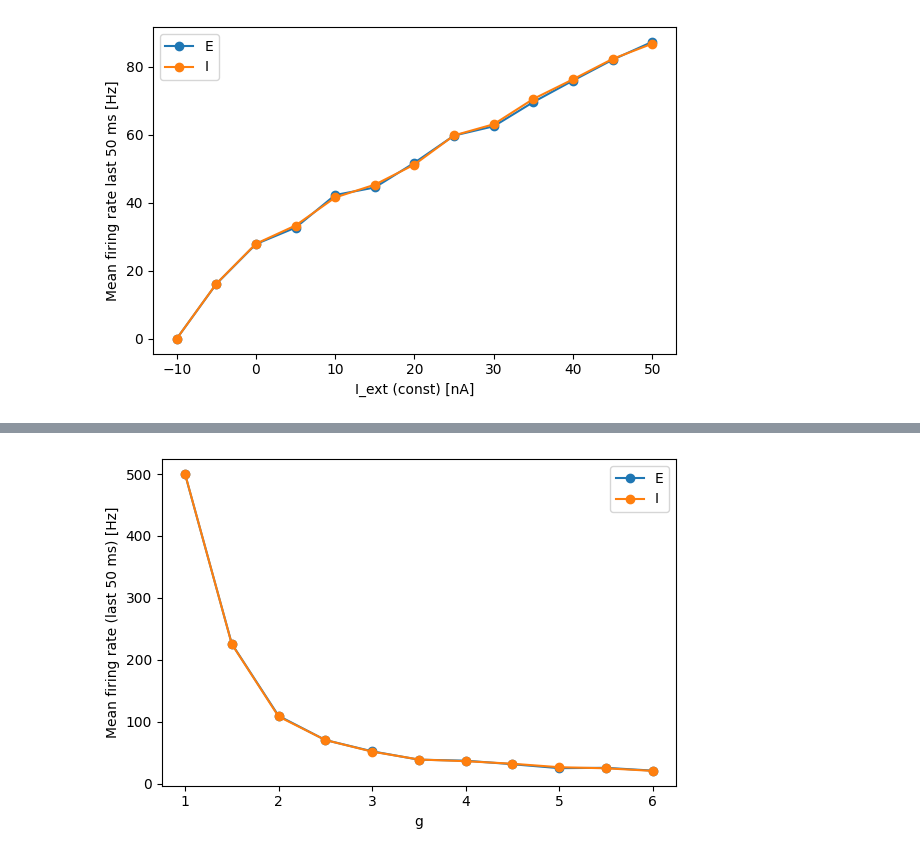
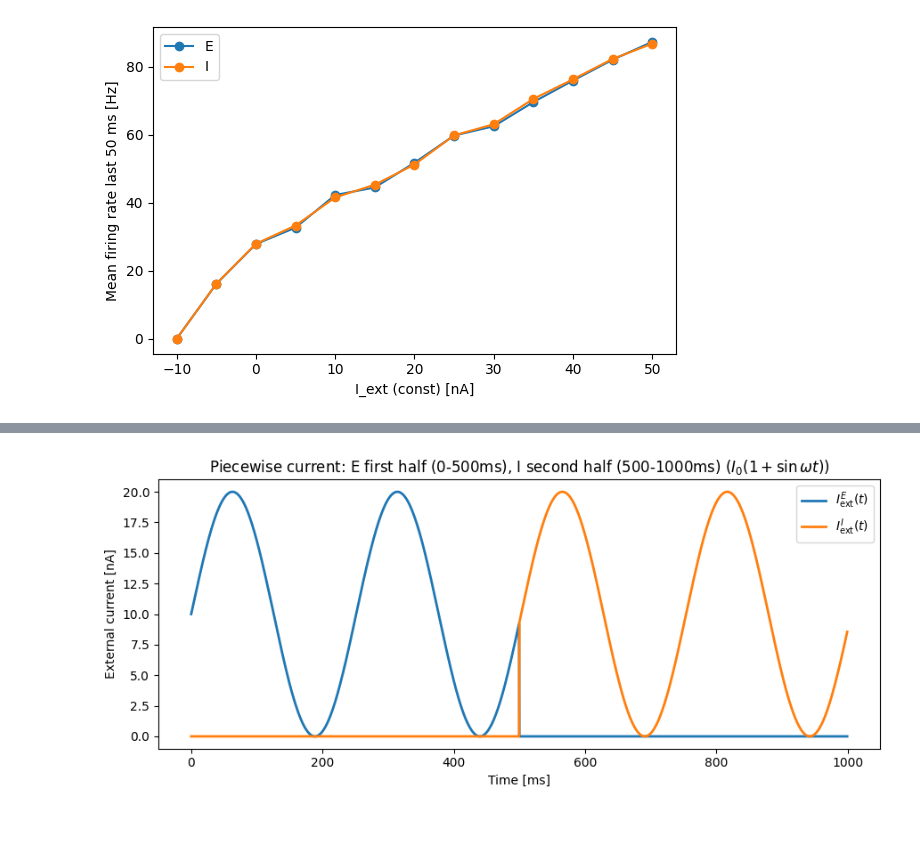
Before and after one commit to toscanerevillard/neuronal_dynamics, a Jupyter notebook: notebooks/ex1_ei_balance.ipynb, the cells around one changed output, grey strips where cells are left out. Drawn from its saved outputs; the diff is of its cells as text; code cells hidden in the pictures; blank space fills up the shorter version.

```diff
--- a/notebooks/ex1_ei_balance.ipynb
+++ b/notebooks/ex1_ei_balance.ipynb
@@ -115,7 +115,10 @@ time = np.arange(n_steps) * dt
 # “For Exercise 1.2, we measured population f–I curves for excitatory and inhibitory neurons under identical
 # constant external input, using the Exercise 0.2 convention (mean rate over the final 50 ms during
 # 100 ms simulation). A single sparse recurrent connectivity matrix was fixed across currents so differences
-# reflect changes in external drive rather than graph variability.”
+# reflect changes in external drive rather than graph variability. We run the simulation
+# in a loop over constant I0 so each iteration gives 1 pt on f–I curves. We use a separate rate function, so
+# every pt is processed with the same time window. The resulting E and I curves overlap closely across I0,
+# which supports a balanced regime.”
 
 from tqdm import tqdm
 from src.connectivity import generate_sparse_connectivity
@@ -134,7 +137,7 @@ for i0 in tqdm(I_values):
     popu = simulate_population_exc_inh(
         W,
         NE,
-        float(i0),
+        I0_const_nA=float(i0),
         T_ms=100.0,
         dt=dt,
         tau_m=tau_m,
@@ -147,8 +150,8 @@ for i0 in tqdm(I_values):
         rng=rng,
     )
     S = popu[1]
-    rE = population_rate_hz(S, slice(0, NE), dt, 50.0, 100.0)
-    rI = population_rate_hz(S, slice(NE, NE + NI), dt, 50.0, 100.0)
+    rE = population_rate_hz(S, slice(0, NE), dt, 50.0, T)
+    rI = population_rate_hz(S, slice(NE, NE + NI), dt, 50.0, T)
     rates_E.append(rE)
     rates_I.append(rI)
 
@@ -221,15 +263,61 @@ g=6.0 -> rate_E_Hz =20.96 Hz, rate_I_Hz =20.56 Hz
 # %%
-rate_E_list = [rates_g[g]["rate_E_Hz"] for g in g_values]
-rate_I_list = [rates_g[g]["rate_I_Hz"] for g in g_values]
+# Purpose:
+# Construct external currents varying over time required for Exercise 1.5, where excitatory and inhibitory
+# populations receive sinusoidal drive in alternating time windows.
 
-plt.figure(figsize=(6,4))
-plt.plot(g_values, rate_E_list, "o-", label="E")
-plt.plot(g_values, rate_I_list, "o-", label="I")
-plt.xlabel("g")
-plt.ylabel("Mean firing rate (last 50 ms) [Hz]")
+# Source of Code and Justification:
+# Exercise 1.5 specifies piecewise external inputs:
+# I_ext_E = I0(1 + sin(ωt)) for 0 ≤ t < 500 ms, else 0
+# I_ext_I = 0 for 0 ≤ t < 500 ms, else I0(1 + sin(ωt))
+# with I0 = 10 nA and ω = 25 rad/s, over T = 1000 ms.
+# Because ω is given in rad/s, time must be converted from ms to seconds inside the sine again.
+
+# Approach:
+# - Use the same approach in ex 0.1
+# - Apply conditions on time to populate separate I_ext_E(t) and I_ext_I(t).
+# - Expand these population into (n_steps × N) matrix I_ext by emitting :
+#   all excitatory neurons share I_ext_E and all inhibitory neurons share I_ext_I.
+# - Plot I_ext_E and I_ext_I vs time to verify the switching at t = 500 ms.
+
+# What to say in Report:
+# “We implemented the sinusoidal external drive I0(1 + sin(ωt)) to the excitatory population during the
+# first 500 ms and to the inhibitory population during the second 500 ms.
+# The resulting population currents were broadcast to all neurons within each population to form the full
+# external input I_ext.”
+
+T_ms = 1000.0
+I0 = 10.0      # nA
+omega = 25.0   # rad/s
+
+n_steps = int(T_ms / dt)
+time_ms = np.arange(n_steps) * dt
+time_s = time_ms / 1000.0
+
+I_sinus = I0 * (1.0 + np.sin(omega * time_s))
+
+# E driven 0–500 ms, I driven 500–1000 ms
+
+I_ext_E = np.zeros(n_steps)
+I_ext_I = np.zeros(n_steps)
+cond_E = time_ms < 500.0
+cond_I = ~cond_E
+I_ext_E[cond_E] = I_sinus[cond_E]
+I_ext_I[cond_I] = I_sinus[cond_I]
+
+# all neurons in each population
+I_ext = np.zeros((n_steps, N))
+I_ext[:, :NE] = I_ext_E[:, None]
+I_ext[:, NE:] = I_ext_I[:, None]
+
+# plot the current
+plt.figure(figsize=(9, 4))
+plt.plot(time_ms, I_ext_E, label=r"$I_{\mathrm{ext}}^{E}(t)$", color="tab:blue", lw=2)
+plt.plot(time_ms, I_ext_I, label=r"$I_{\mathrm{ext}}^{I}(t)$", color="tab:orange", lw=2)
+plt.xlabel("Time [ms]")
+plt.ylabel("External current [nA]")
+plt.title("Piecewise current: E first half (0-500ms), I second half (500-1000ms) ($I_0(1+\\sin\\omega t)$)")
 plt.legend()
 plt.tight_layout()
-plt.savefig(FIGURES_DIR / "ex1_4_fg_curve_EI.png", dpi=300)
 plt.show()
 # %% [output]
-[figure, old version]
+[figure, new version]
```
Also changed, not shown: parts of 3 cells of this notebook, 1 other file.
